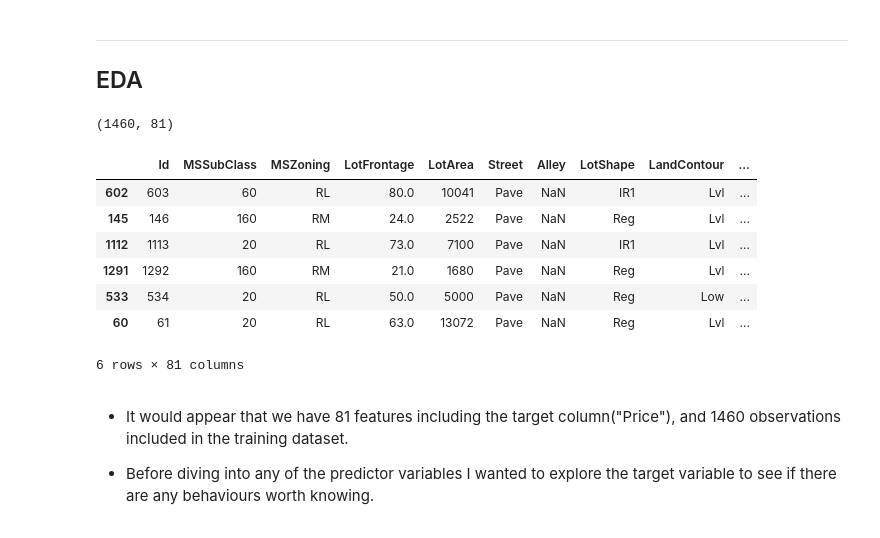
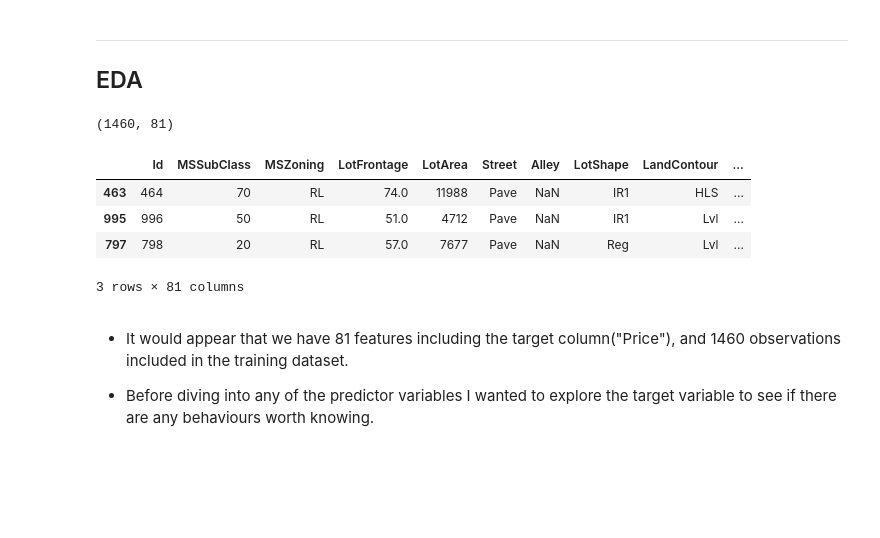
Before and after one commit to kristopher-smith/Viz-Final-Project, a Jupyter notebook: Predicting-Housing-Price.ipynb, the cells around one changed output. Drawn from its saved outputs; the diff is of its cells as text; code cells hidden in the pictures; blank space fills up the shorter version.

```diff
--- a/Predicting-Housing-Price.ipynb
+++ b/Predicting-Housing-Price.ipynb
@@ -98,17 +98,14 @@ df_train = pd.read_csv('../input/train.csv')
 # %%
 ## List columns
 print(df_train.shape)
-df_train.sample(6)
+df_train.sample(3)
 # %% [output]
 (1460, 81)
 |  | Id | MSSubClass | MSZoning | LotFrontage | LotArea | Street | Alley | LotShape | LandContour | ... |
-| 602 | 603 | 60 | RL | 80.0 | 10041 | Pave | NaN | IR1 | Lvl | ... |
-| 145 | 146 | 160 | RM | 24.0 | 2522 | Pave | NaN | Reg | Lvl | ... |
-| 1112 | 1113 | 20 | RL | 73.0 | 7100 | Pave | NaN | IR1 | Lvl | ... |
-| 1291 | 1292 | 160 | RM | 21.0 | 1680 | Pave | NaN | Reg | Lvl | ... |
-| 533 | 534 | 20 | RL | 50.0 | 5000 | Pave | NaN | Reg | Low | ... |
-| 60 | 61 | 20 | RL | 63.0 | 13072 | Pave | NaN | Reg | Lvl | ... |
+| 463 | 464 | 70 | RL | 74.0 | 11988 | Pave | NaN | IR1 | HLS | ... |
+| 995 | 996 | 50 | RL | 51.0 | 4712 | Pave | NaN | IR1 | Lvl | ... |
+| 797 | 798 | 20 | RL | 57.0 | 7677 | Pave | NaN | Reg | Lvl | ... |
-6 rows × 81 columns
+3 rows × 81 columns
 # %% [markdown]
 * It would appear that we have 81 features including the target column("Price"), and 1460 observations included in the training dataset.
 
```
Also changed, not shown: parts of 11 cells of this notebook.
